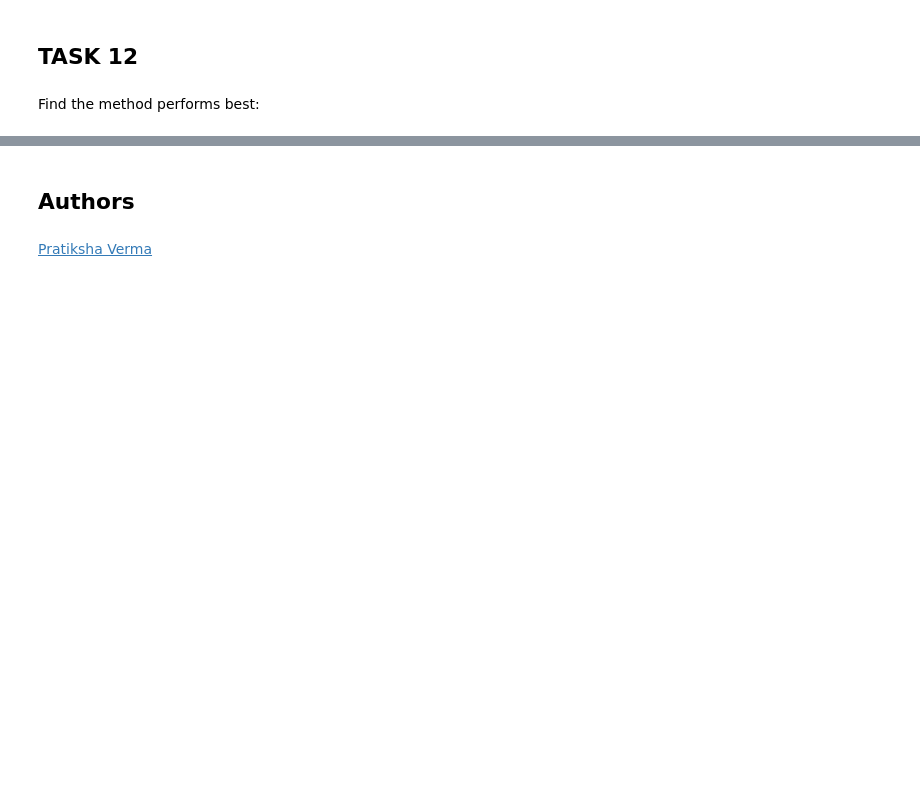
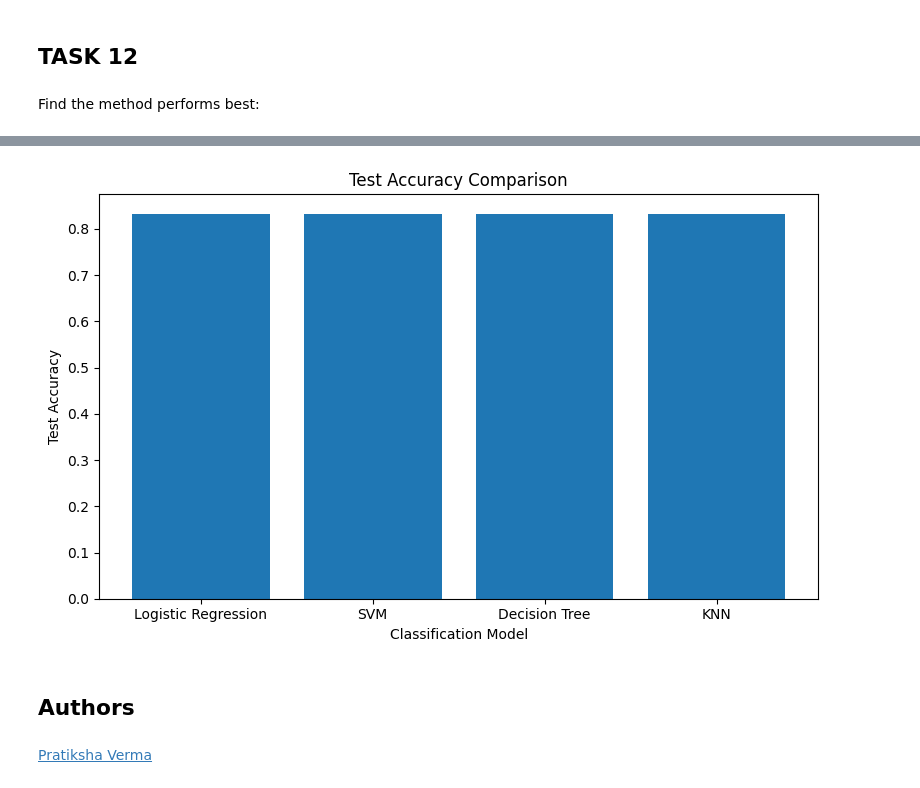
Before and after one commit to suojun-tan-0114/IBM-Applied-Data-Science-Capstone-Project, a Jupyter notebook: 5 Predictive Analysis (Logistic, SVM, Decision Tree, KNN)/ML models (Logistic, SVM, DecisionTree, KNN).ipynb, the cells around one changed output, grey strips where cells are left out. Saved outputs shown, nothing was run; the diff lists cells and outputs as text; code cells hidden in the pictures; blank space fills up the shorter version.

```diff
--- a/5 Predictive Analysis (Logistic, SVM, Decision Tree, KNN)/ML models (Logistic, SVM, DecisionTree, KNN).ipynb
+++ b/5 Predictive Analysis (Logistic, SVM, Decision Tree, KNN)/ML models (Logistic, SVM, DecisionTree, KNN).ipynb
@@ -417,3 +481,20 @@ Find the method performs best:
+# %%
+plt.figure(figsize=(8, 5))
+
+bars = plt.bar(
+    test_scores_df["Model"],
+    test_scores_df["Accuracy"]
+)
+
+plt.xlabel("Classification Model")
+plt.ylabel("Test Accuracy")
+plt.title("Test Accuracy Comparison")
+
+plt.tight_layout()
+plt.savefig('test_scores_comparison', dpi=300, bbox_inches='tight')
+plt.show()
+# %% [output]
+[figure, added]
 # %% [markdown]
 ## Authors
 # %% [markdown]
```
Also changed, not shown: parts of 14 cells of this notebook.
